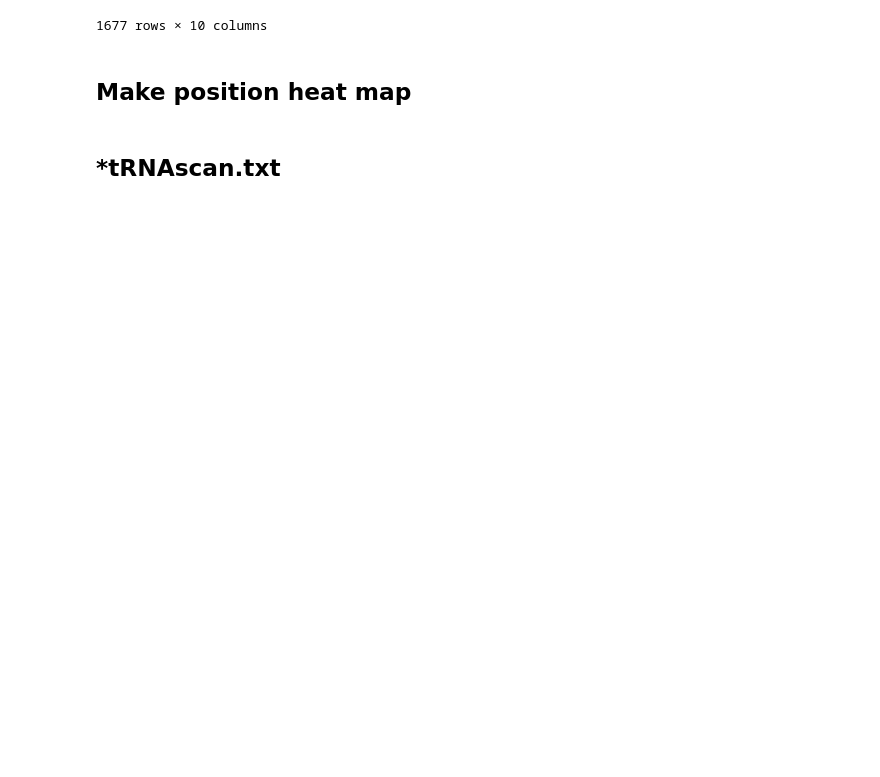
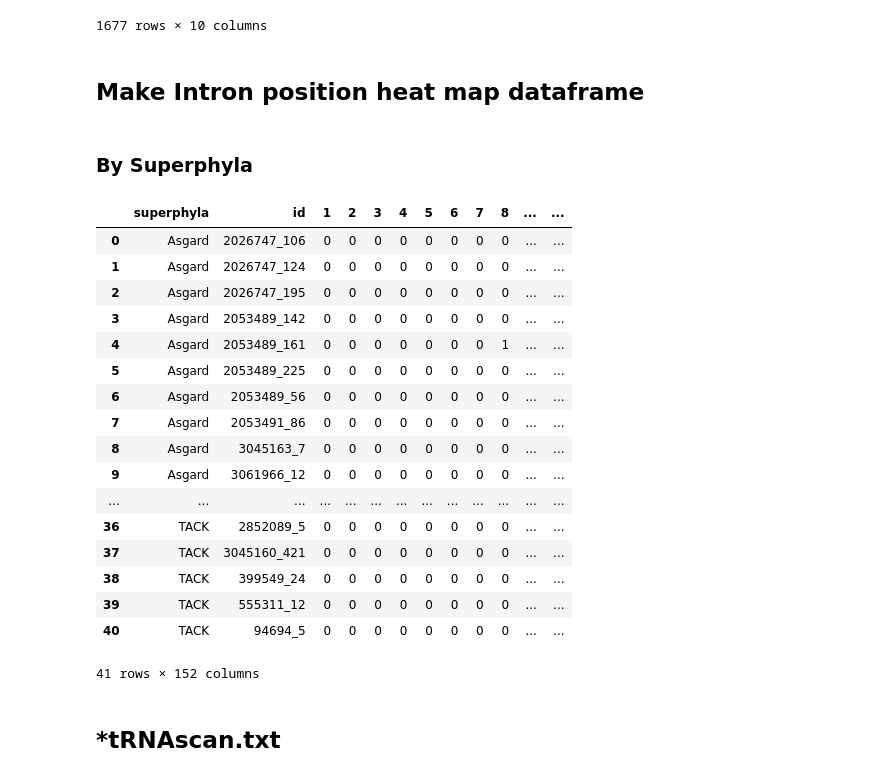
Before and after one commit to sl0wl1/rna_prot_struc_prac, a Jupyter notebook: day_2.ipynb, the cells around one changed output. Drawn from its saved outputs; the diff is of its cells as text; code cells hidden in the pictures; blank space fills up the shorter version.

```diff
--- a/day_2.ipynb
+++ b/day_2.ipynb
@@ -87,7 +87,9 @@ ss_df
 | 1676 | Asgard | 2053491_86 | JAGXKG010000098.trna1 | Gln | CTG | AGCCCCGTAATGTAGTGGTcaATCATGGCGGGT... | 76 | 0 | ... |
 1677 rows × 10 columns
 # %% [markdown]
-## Make position heat map
+## Make Intron position heat map dataframe
+# %% [markdown]
+### By Superphyla
 # %%
 import numpy as np
 import pandas as pd
@@ -97,34 +99,53 @@ position_cols = list(range(1, 151))
 
 # Group by superphyla and id
 grouped = ss_df.groupby(['superphyla', 'id'])['possible_intron_rel']
 
 # Prepare a list to collect the results
 rows = []
 
 for (superphyla, id_), rel_lists in grouped:
     # rel_lists is a Series of lists of lists
     # Flatten to get all first entries from each list in the group
     positions = []
     for rel in rel_lists:
         for entry in rel:
             if entry:  # entry is a list like [start, end]
                 positions.append(entry[0])  # take the first position
     # Create a row with zeros
     row = dict.fromkeys(position_cols, 0)
     # Add ones to the correct positions (if within 1-150)
     for pos in positions:
         if 1 <= pos <= 150:
             row[pos] += 1
     # Add group info
     row['superphyla'] = superphyla
     row['id'] = id_
     rows.append(row)
 
 # Create the new DataFrame
 pos_df = pd.DataFrame(rows)
 # Reorder columns: superphyla, id, then positions
 pos_df = pos_df[['superphyla', 'id'] + position_cols]
-#new_df
+pos_df
+# %% [output]
+|  | superphyla | id | 1 | 2 | 3 | 4 | 5 | 6 | 7 | 8 | ... | ... |
+| 0 | Asgard | 2026747_106 | 0 | 0 | 0 | 0 | 0 | 0 | 0 | 0 | ... | ... |
+| 1 | Asgard | 2026747_124 | 0 | 0 | 0 | 0 | 0 | 0 | 0 | 0 | ... | ... |
+| 2 | Asgard | 2026747_195 | 0 | 0 | 0 | 0 | 0 | 0 | 0 | 0 | ... | ... |
+| 3 | Asgard | 2053489_142 | 0 | 0 | 0 | 0 | 0 | 0 | 0 | 0 | ... | ... |
+| 4 | Asgard | 2053489_161 | 0 | 0 | 0 | 0 | 0 | 0 | 0 | 1 | ... | ... |
+| 5 | Asgard | 2053489_225 | 0 | 0 | 0 | 0 | 0 | 0 | 0 | 0 | ... | ... |
+| 6 | Asgard | 2053489_56 | 0 | 0 | 0 | 0 | 0 | 0 | 0 | 0 | ... | ... |
+| 7 | Asgard | 2053491_86 | 0 | 0 | 0 | 0 | 0 | 0 | 0 | 0 | ... | ... |
+| 8 | Asgard | 3045163_7 | 0 | 0 | 0 | 0 | 0 | 0 | 0 | 0 | ... | ... |
+| 9 | Asgard | 3061966_12 | 0 | 0 | 0 | 0 | 0 | 0 | 0 | 0 | ... | ... |
+| ... | ... | ... | ... | ... | ... | ... | ... | ... | ... | ... | ... | ... |
+| 36 | TACK | 2852089_5 | 0 | 0 | 0 | 0 | 0 | 0 | 0 | 0 | ... | ... |
+| 37 | TACK | 3045160_421 | 0 | 0 | 0 | 0 | 0 | 0 | 0 | 0 | ... | ... |
+| 38 | TACK | 399549_24 | 0 | 0 | 0 | 0 | 0 | 0 | 0 | 0 | ... | ... |
+| 39 | TACK | 555311_12 | 0 | 0 | 0 | 0 | 0 | 0 | 0 | 0 | ... | ... |
+| 40 | TACK | 94694_5 | 0 | 0 | 0 | 0 | 0 | 0 | 0 | 0 | ... | ... |
+41 rows × 152 columns
 # %% [markdown]
 ## *tRNAscan.txt
 # %%
```
Also changed, not shown: parts of 1 cell of this notebook.
